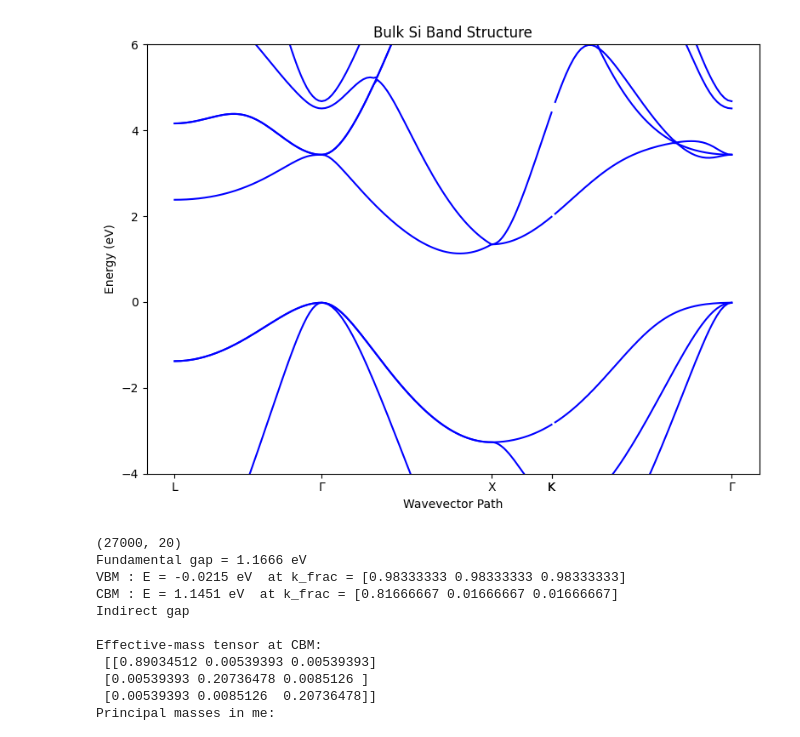
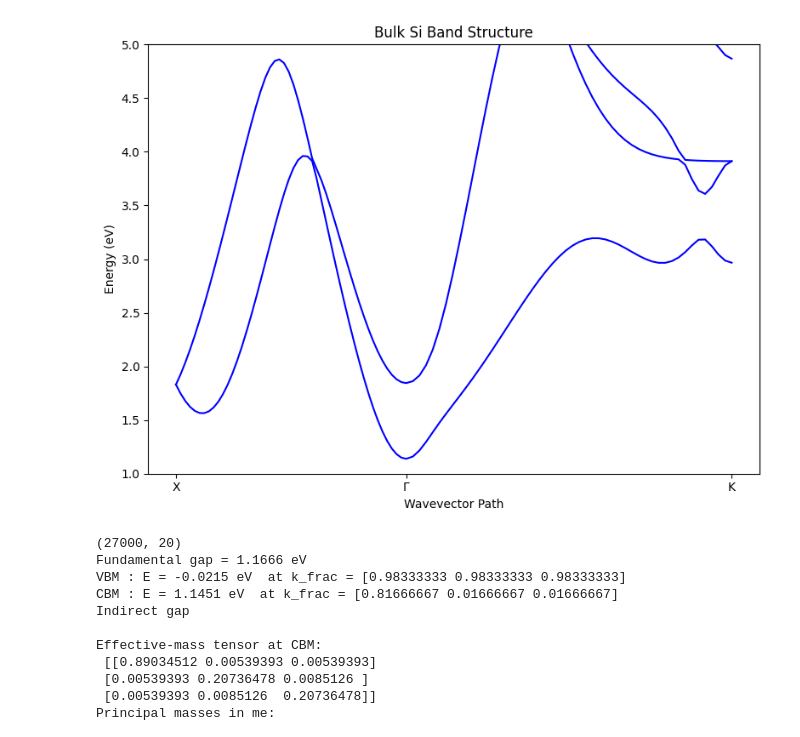
Before and after one commit to nandandiwan/transistorNEGF, a Jupyter notebook: testing/silicon_bulk_tight_binding.ipynb, the cells around one changed output. Cells and saved outputs as stored; diff of their text form; code cells hidden in the pictures.

```diff
--- a/testing/silicon_bulk_tight_binding.ipynb
+++ b/testing/silicon_bulk_tight_binding.ipynb
@@ -472,21 +472,25 @@ import matplotlib.pyplot as plt
 
 # ===== High-Symmetry Points =====
 # ===== High‑symmetry points (fractional coords of the FCC BZ) =====
-G = np.array([0.0 , 0.0 , 0.0 ])
+G = np.array([0.0 , 0.0 , 0.85 ])
 L = np.array([0.5 , 0.5 , 0.5 ])
-X = np.array([0.0 , 0.0 , 1.0 ])
+X = np.array([1.0 , 0.0 , 0.85 ])
 U = np.array([0.25, 0.25, 1.0 ])
-K = np.array([0.75, 0.75, 0.0 ])
+K = np.array([1, 1, 0.85 ])
 # high‑symmetry path
-hs_points = [
+"""hs_points = [
     ('L', L),
     ('Γ', G),
     ('X', X),
     ('U', U),
     ('K', K),
+   ('Γ', G),
+] """
+hs_points = [
+    ('X', X),
     ('Γ', G),
+    ('K', K)
 ]
-
 num_pts = 50
 k_points    = []
 k_path_dist = []
@@ -526,35 +530,35 @@ k_path_dist = np.array(k_path_dist)
 
 bands = []
 
 for k in k_points:
 
     eigvals,H = create_bulk_tight_binding(k)
 
     bands.append(eigvals)
 bands = np.array(bands)   # shape (N_k, N_bands)
 
 # ----- break the U→K vertical jump -----
 dℓ = np.diff(k_path_dist)
 splice = np.where(dℓ == 0)[0] + 1
 bands[splice, :] = np.nan
 
 # ===== plot =====
 
 plt.figure(figsize=(8,6))
 for band in range(bands.shape[1]):
     plt.plot(k_path_dist, bands[:,band], 'b-')
 
 
 plt.xticks([d for (l,d) in hs_labels],
            [l for (l,d) in hs_labels])
-plt.ylim(-4,6)
+plt.ylim(1,5)
 plt.xlabel("Wavevector Path")
 plt.ylabel("Energy (eV)")
 plt.title("Bulk Si Band Structure")
 plt.tight_layout()
 plt.show()
 # %% [output]
-[figure, old version]
+[figure, new version]
 # %%
 import numpy as np
 from itertools import product
```
Also changed, not shown: 1 other file.
